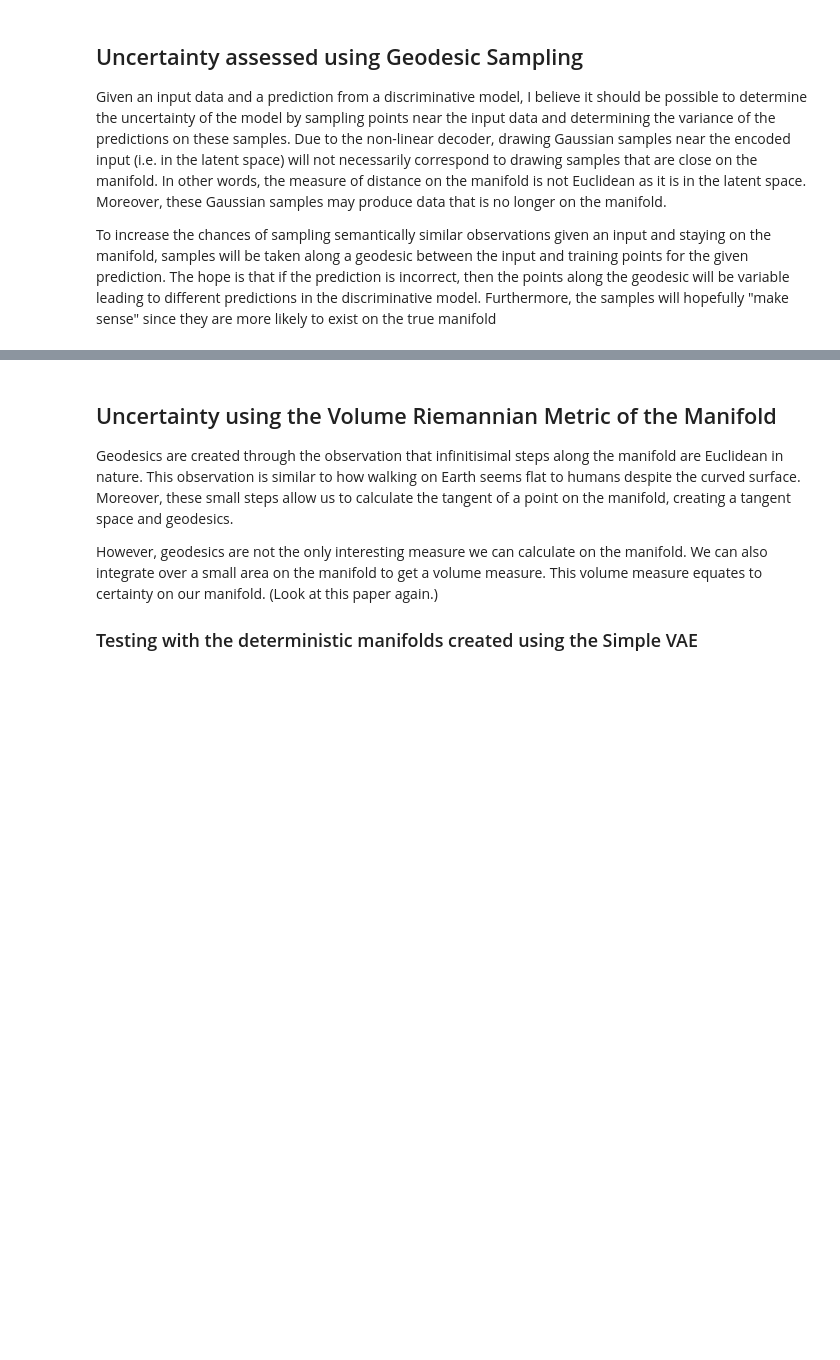
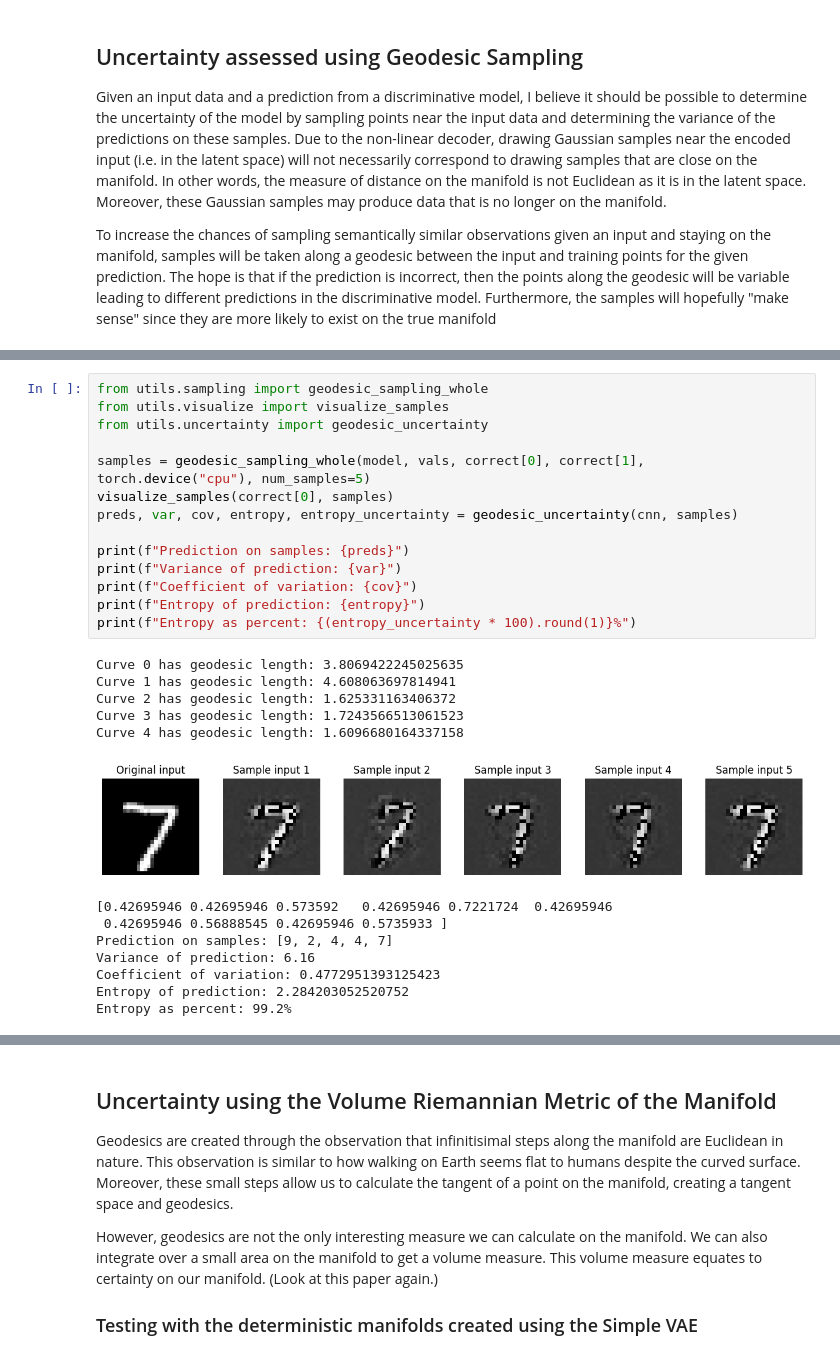
Before and after one commit to TrymNOHG/generative-uncertainty, a Jupyter notebook: uncertainty.ipynb, the cells around one changed output, grey strips where cells are left out. Cells and saved outputs as stored; diff of their text form; blank space fills up the shorter version.

```diff
--- a/uncertainty.ipynb
+++ b/uncertainty.ipynb
@@ -162,0 +221,28 @@ Entropy as percent: 96.8%
+# %%
+from utils.sampling import geodesic_sampling_whole
+from utils.visualize import visualize_samples
+from utils.uncertainty import geodesic_uncertainty
+
+samples = geodesic_sampling_whole(model, vals, correct[0], correct[1], torch.device("cpu"), num_samples=5)
+visualize_samples(correct[0], samples)
+preds, var, cov, entropy, entropy_uncertainty = geodesic_uncertainty(cnn, samples)
+
+print(f"Prediction on samples: {preds}")
+print(f"Variance of prediction: {var}")
+print(f"Coefficient of variation: {cov}")
+print(f"Entropy of prediction: {entropy}")
+print(f"Entropy as percent: {(entropy_uncertainty * 100).round(1)}%")
+# %% [output]
+Curve 0 has geodesic length: 3.8069422245025635
+Curve 1 has geodesic length: 4.608063697814941
+Curve 2 has geodesic length: 1.625331163406372
+Curve 3 has geodesic length: 1.7243566513061523
+Curve 4 has geodesic length: 1.6096680164337158
+[figure, added]
+[0.42695946 0.42695946 0.573592   0.42695946 0.7221724  0.42695946
+ 0.42695946 0.56888545 0.42695946 0.5735933 ]
+Prediction on samples: [9, 2, 4, 4, 7]
+Variance of prediction: 6.16
+Coefficient of variation: 0.4772951393125423
+Entropy of prediction: 2.284203052520752
+Entropy as percent: 99.2%
```
Also changed, not shown: parts of 29 cells of this notebook, 17 other files.
